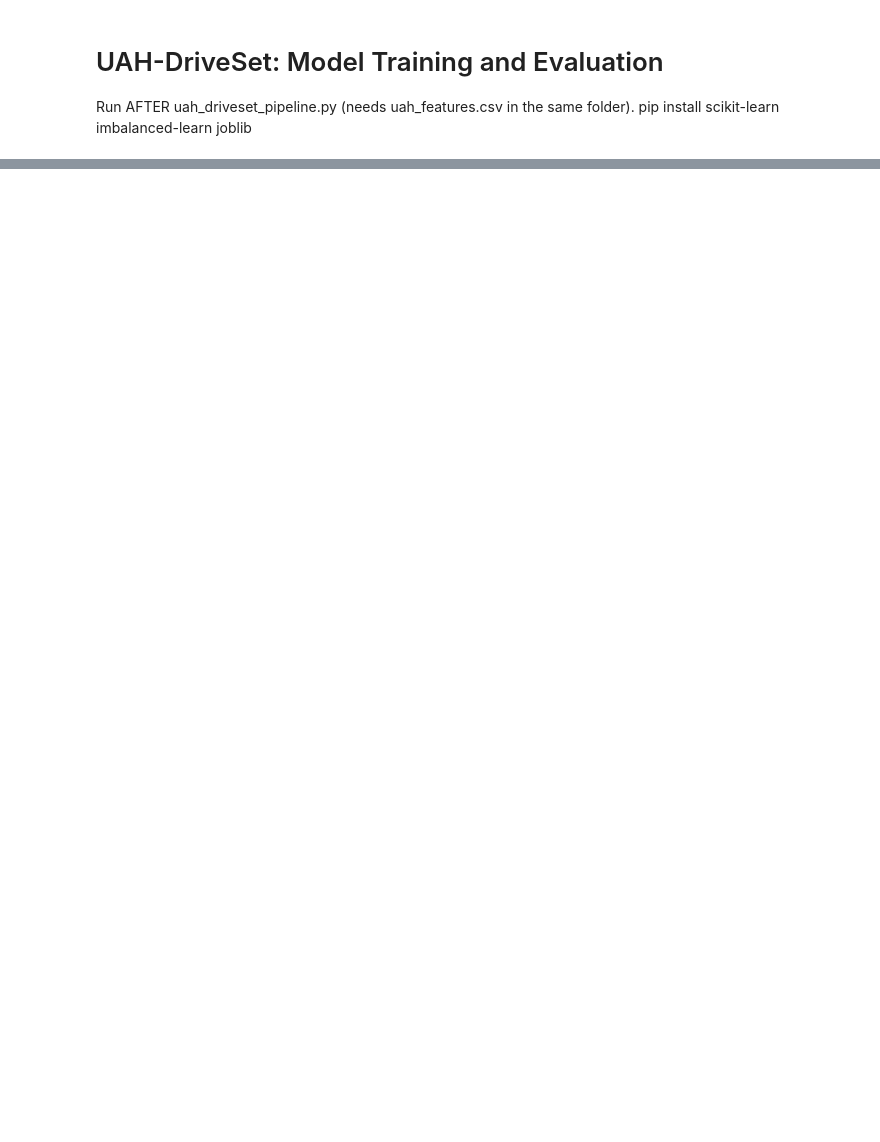
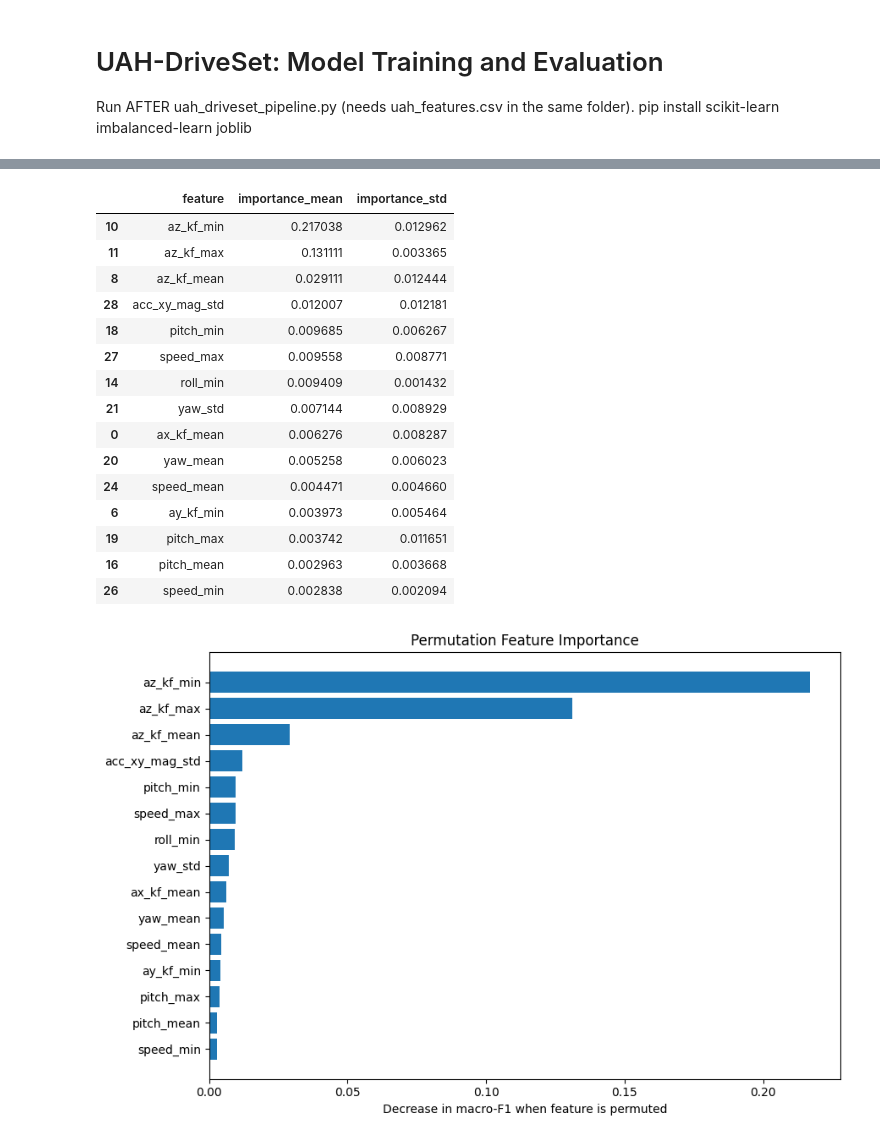
Before and after one commit to sarangmarath/Driver-Behavior-and-Driving-Risk-Recognition, a Jupyter notebook: notebooks/train_models.ipynb, the cells around one changed output, grey strips where cells are left out. Saved outputs shown, nothing was run; the diff lists cells and outputs as text; code cells hidden in the pictures; blank space fills up the shorter version.

```diff
--- a/notebooks/train_models.ipynb
+++ b/notebooks/train_models.ipynb
@@ -1199,0 +566,61 @@ plt.show()
+# %%
+# Cell 11: Permutation importance on a test subset
+
+from sklearn.inspection import permutation_importance
+
+sample_size = min(2000, len(X_test))
+rng = np.random.default_rng(SEED)
+sample_idx = rng.choice(len(X_test), size=sample_size, replace=False)
+
+X_sample = X_test.iloc[sample_idx]
+y_sample = y_test.iloc[sample_idx]
+
+importance = permutation_importance(
+    final_pipeline,
+    X_sample,
+    y_sample,
+    scoring="f1_macro",
+    n_repeats=3,
+    random_state=SEED,
+    n_jobs=1
+)
+
+importance_df = pd.DataFrame({
+    "feature": FEATURE_COLUMNS,
+    "importance_mean": importance.importances_mean,
+    "importance_std": importance.importances_std
+}).sort_values("importance_mean", ascending=False)
+
+display(importance_df.head(15))
+
+importance_df.to_csv(
+    RESULTS_DIR / "permutation_feature_importance.csv",
+    index=False
+)
+
+fig, ax = plt.subplots(figsize=(9, 6))
+top_features = importance_df.head(15).sort_values("importance_mean")
+ax.barh(top_features["feature"], top_features["importance_mean"])
+ax.set_xlabel("Decrease in macro-F1 when feature is permuted")
+ax.set_title("Permutation Feature Importance")
+plt.tight_layout()
+fig.savefig(PLOTS_DIR / "feature_importance.png", dpi=200)
+plt.show()
+# %% [output]
+|  | feature | importance_mean | importance_std |
+| 10 | az_kf_min | 0.217038 | 0.012962 |
+| 11 | az_kf_max | 0.131111 | 0.003365 |
+| 8 | az_kf_mean | 0.029111 | 0.012444 |
+| 28 | acc_xy_mag_std | 0.012007 | 0.012181 |
+| 18 | pitch_min | 0.009685 | 0.006267 |
+| 27 | speed_max | 0.009558 | 0.008771 |
+| 14 | roll_min | 0.009409 | 0.001432 |
+| 21 | yaw_std | 0.007144 | 0.008929 |
+| 0 | ax_kf_mean | 0.006276 | 0.008287 |
+| 20 | yaw_mean | 0.005258 | 0.006023 |
+| 24 | speed_mean | 0.004471 | 0.004660 |
+| 6 | ay_kf_min | 0.003973 | 0.005464 |
+| 19 | pitch_max | 0.003742 | 0.011651 |
+| 16 | pitch_mean | 0.002963 | 0.003668 |
+| 26 | speed_min | 0.002838 | 0.002094 |
+[figure, added]
```
Also changed, not shown: parts of 20 cells of this notebook.
